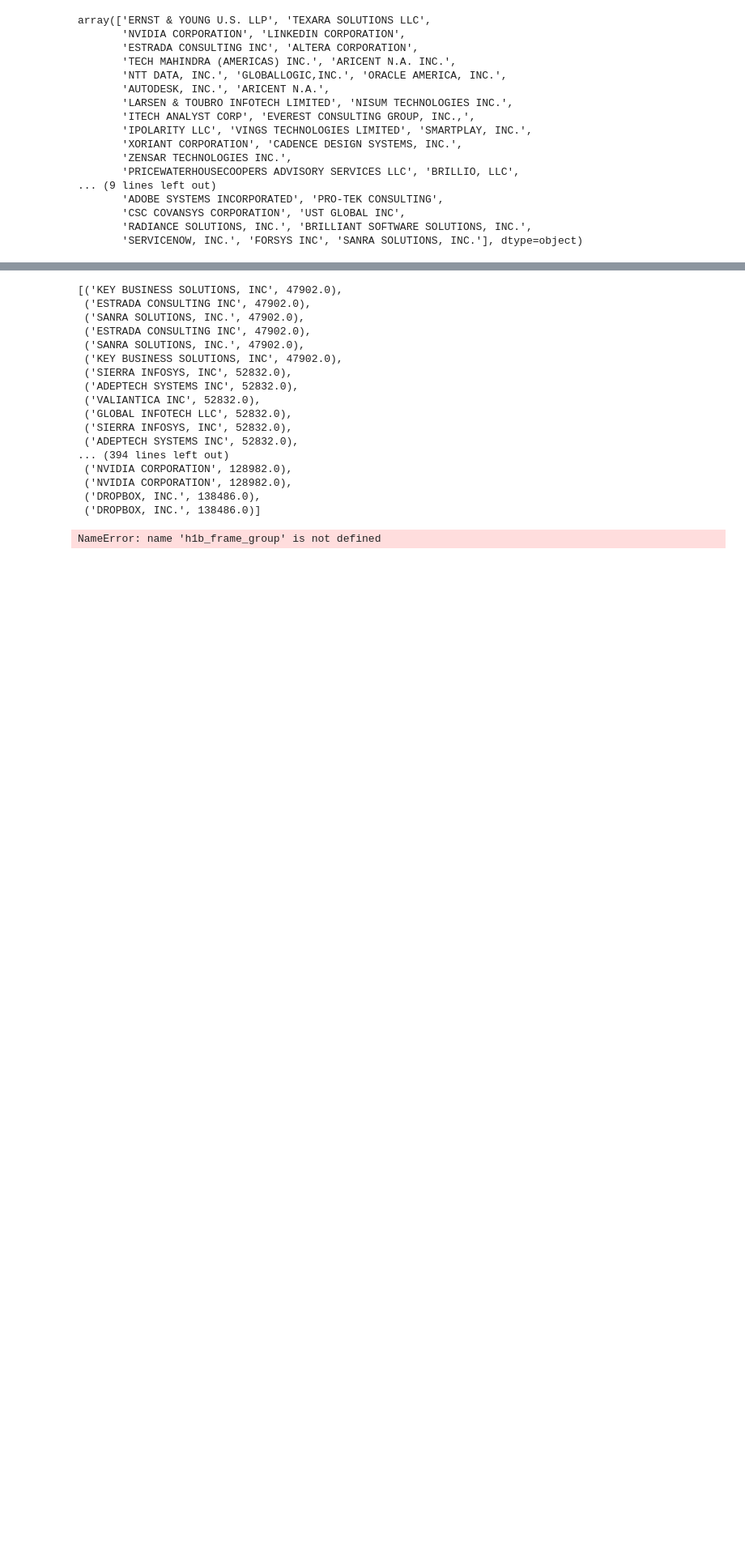
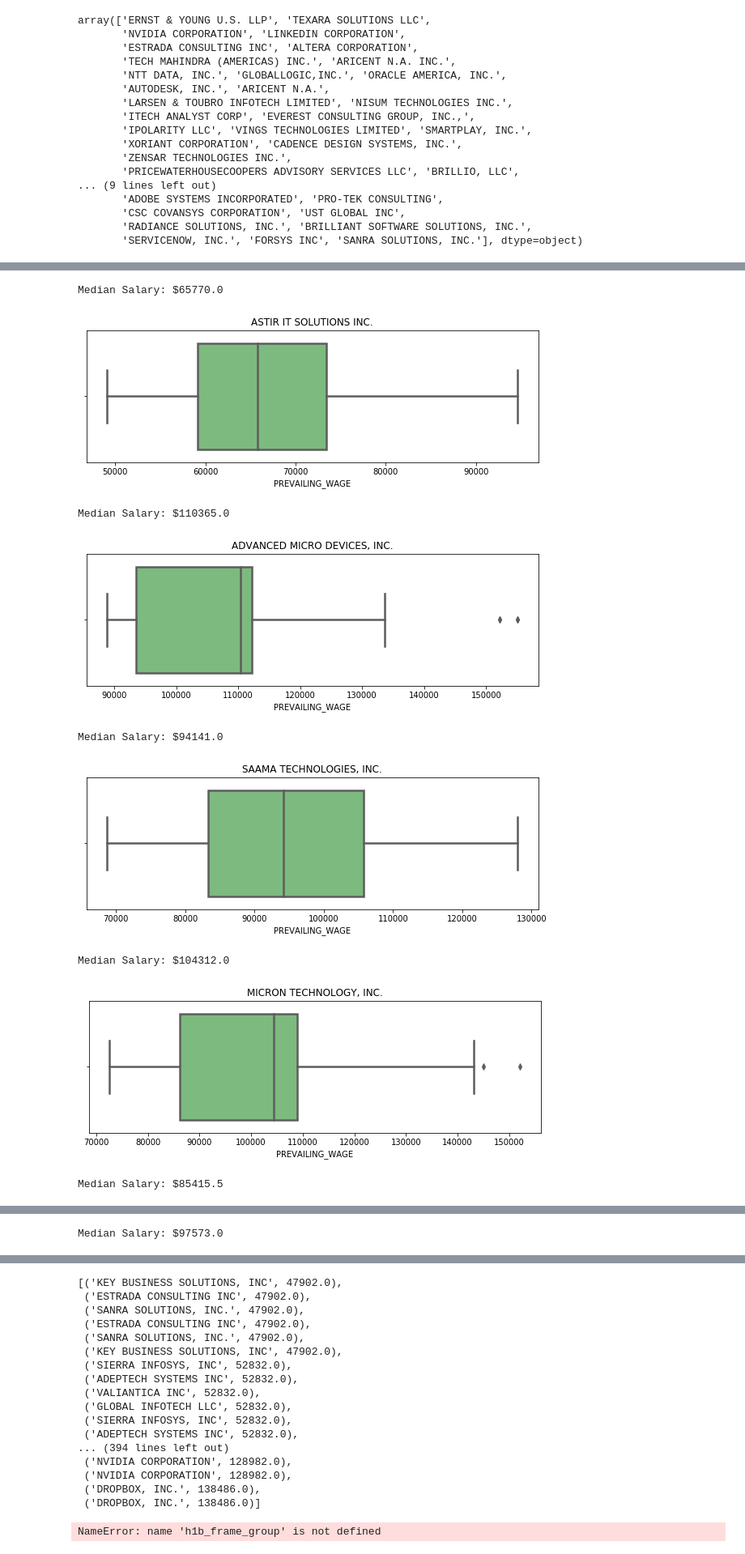
Before and after one commit to hirad-p/h1b-analysis, a Jupyter notebook: Cap-Exempt-Non-Cap-Exempt.ipynb, the cells around one changed output, grey strips where cells are left out. Shown at 81% size. Drawn from its saved outputs; the diff is of its cells as text; code cells hidden in the pictures; blank space fills up the shorter version.

```diff
--- a/Cap-Exempt-Non-Cap-Exempt.ipynb
+++ b/Cap-Exempt-Non-Cap-Exempt.ipynb
@@ -176,10 +185,20 @@ Median Salary: $90355.0
 # %%
 for company in list(between_20_and_49):
     all_counts = h1b_frame_cali.loc[h1b_frame_cali['EMPLOYER_NAME'] == company]
     median = all_counts['PREVAILING_WAGE'].median()
-    # print("Median Salary: $%s" % median)
-    # fig = plt.figure(figsize = (10, 3))
-    #ax = sns.boxplot(x='PREVAILING_WAGE', data=all_counts, linewidth=2.5, palette="Greens")
-    #ax.set_title(company)
+    print("Median Salary: $%s" % median)
+    fig = plt.figure(figsize = (10, 3))
+    ax = sns.boxplot(x='PREVAILING_WAGE', data=all_counts, linewidth=2.5, palette="Greens")
+    ax.set_title(company)
     mean_salaries.append((company, median))
-    #plt.show()
+    plt.show()
+# %% [output]
+Median Salary: $65770.0
+[figure, added]
+Median Salary: $110365.0
+[figure, added]
+Median Salary: $94141.0
+[figure, added]
+Median Salary: $104312.0
+[figure, added]
+Median Salary: $85415.5
@@ -185,0 +206 @@ for company in list(between_20_and_49):
+Median Salary: $97573.0
```
Also changed, not shown: parts of 8 cells of this notebook, 1 other file.
